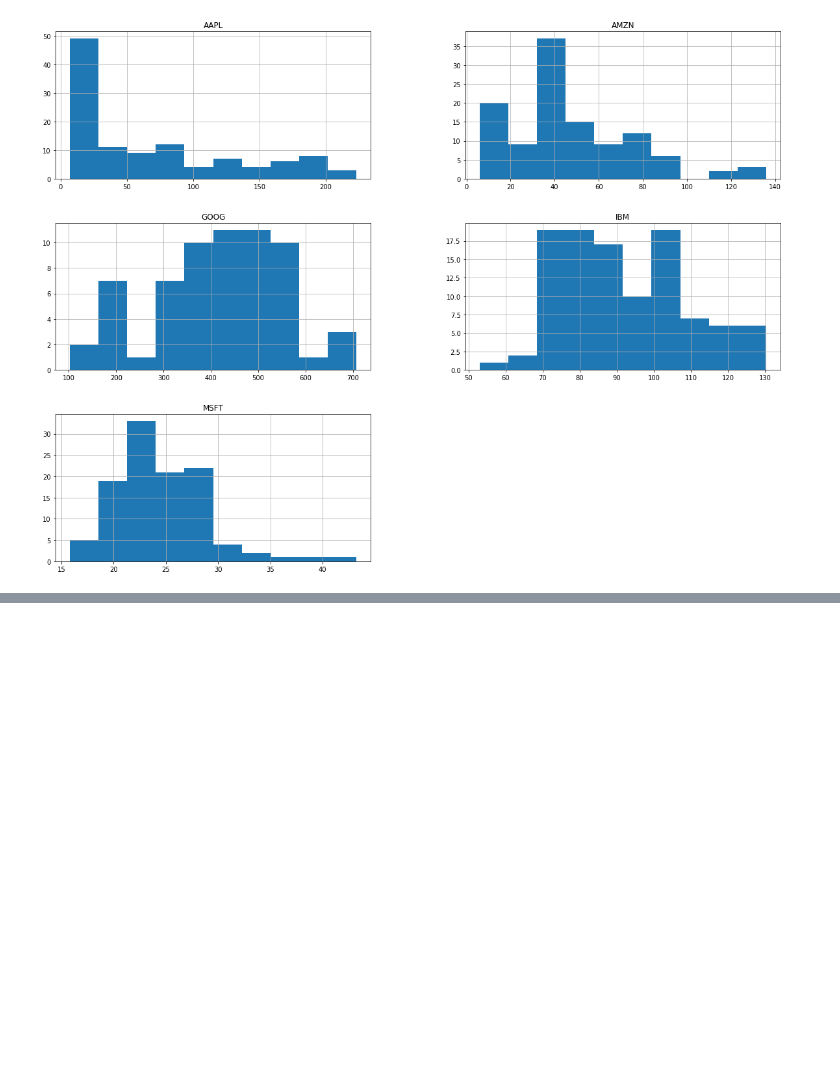
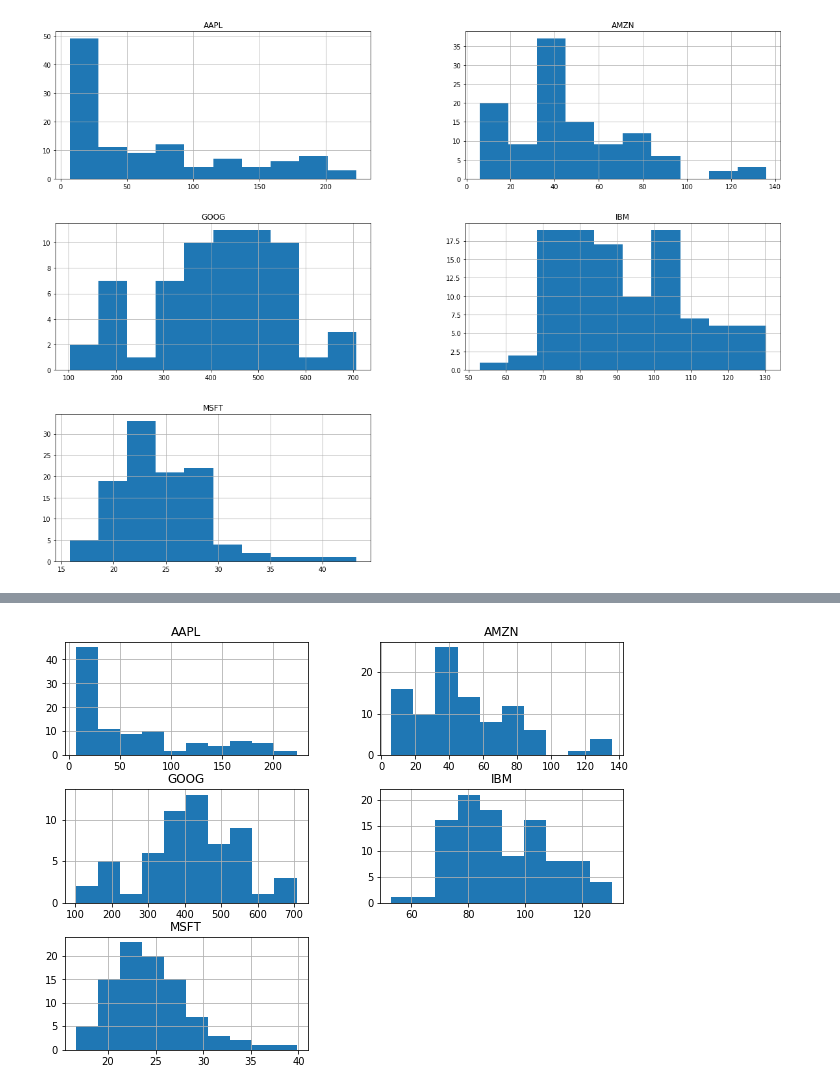
Before and after one commit to tifabi/100DaysOfMLCode, a Jupyter notebook: Splitting Data/Splitting_Data.ipynb, the cells around one changed output, grey strips where cells are left out. Saved outputs shown, nothing was run; the diff lists cells and outputs as text; code cells hidden in the pictures; blank space fills up the shorter version.

Commit message:
sklearn random split addition

```diff
--- a/Splitting Data/Splitting_Data.ipynb
+++ b/Splitting Data/Splitting_Data.ipynb
@@ -157,0 +168,6 @@ The train set is looking pretty good from here.
+# %%
+from sklearn.model_selection import train_test_split
+
+sk_train, sk_test = train_test_split(stocks, test_size=0.2, random_state=42)
+# %%
+sk_trainPiv = sk_train.pivot(index='date', columns='symbol', values='price')
@@ -157,0 +194,5 @@ The train set is looking pretty good from here.
+# %%
+sk_trainPiv.hist(figsize=(10,7.5))
+plt.show()
+# %% [output]
+[figure, added]
```
Also changed, not shown: parts of 7 cells of this notebook.
